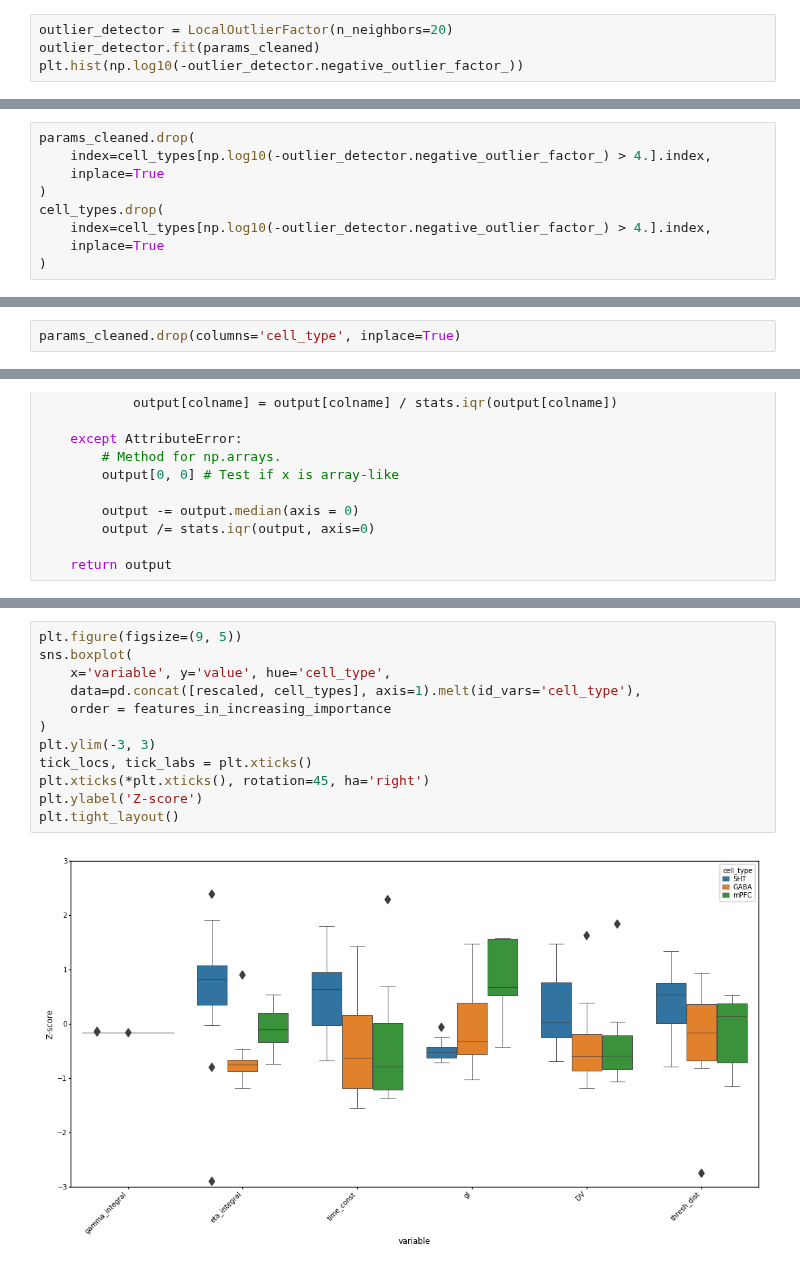
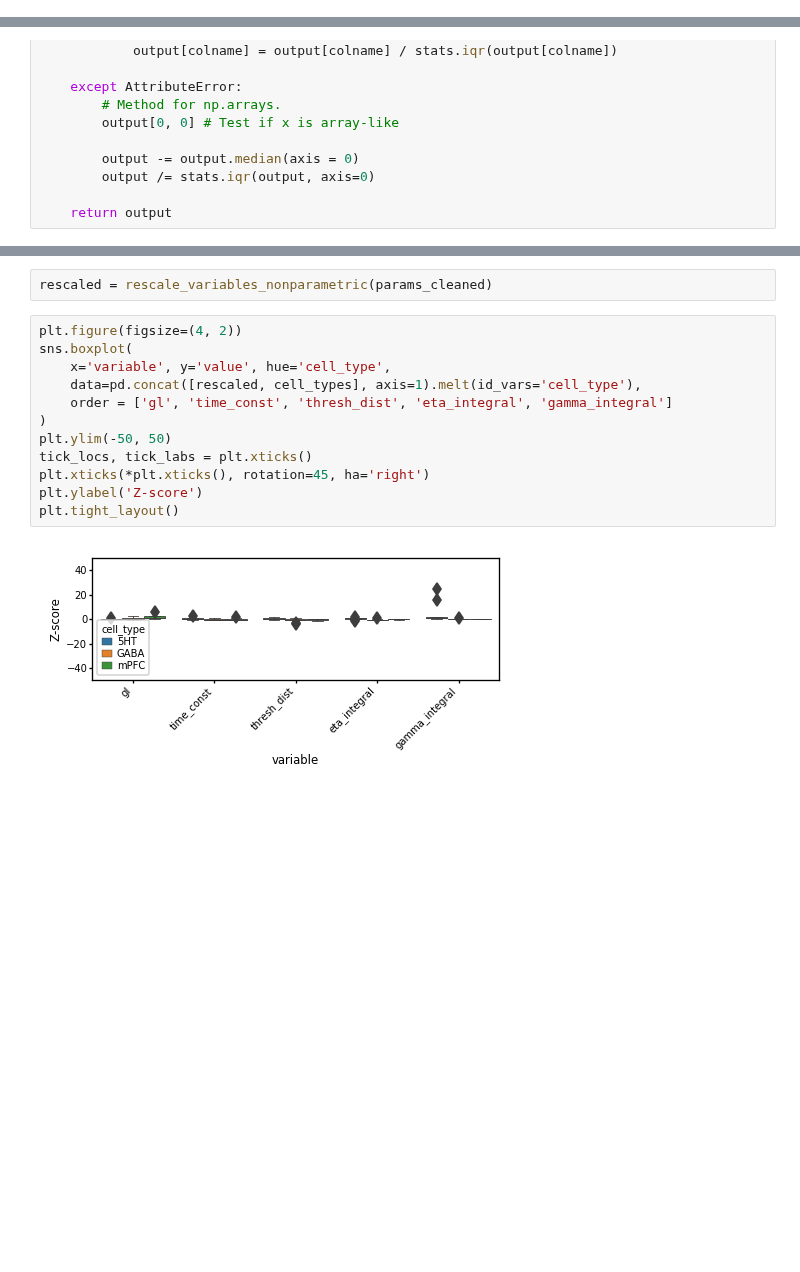
Before and after one commit to nauralcodinglab/raphegif, a Jupyter notebook: figs/scripts/writeup/single_neuron_model_parameter_comparison.ipynb, the cells around one changed output, grey strips where cells are left out. Cells and saved outputs as stored; diff of their text form; blank space fills up the shorter version.

```diff
--- a/figs/scripts/writeup/single_neuron_model_parameter_comparison.ipynb
+++ b/figs/scripts/writeup/single_neuron_model_parameter_comparison.ipynb
@@ -116,4 +114,0 @@ print(params_cleaned.shape)
-# %%
-outlier_detector = LocalOutlierFactor(n_neighbors=20)
-outlier_detector.fit(params_cleaned)
-plt.hist(np.log10(-outlier_detector.negative_outlier_factor_))
@@ -142,9 +114,0 @@ params_cleaned.loc[np.log10(-outlier_detector.negative_outlier_factor_) > outlie
-# %%
-params_cleaned.drop(
-    index=cell_types[np.log10(-outlier_detector.negative_outlier_factor_) > 4.].index,
-    inplace=True
-)
-cell_types.drop(
-    index=cell_types[np.log10(-outlier_detector.negative_outlier_factor_) > 4.].index,
-    inplace=True
-)
@@ -160,2 +114,0 @@ Index([u'C', u'DV', u'El', u'Vr', u'Vt_star', u'eta_10.0', u'eta_100.0',
-# %%
-params_cleaned.drop(columns='cell_type', inplace=True)
@@ -416,14 +161,16 @@ sns.scatterplot(x = 'DV', y='thresh_dist', hue=cell_types, data=rescaled)
+# %%
+rescaled = rescale_variables_nonparametric(params_cleaned)
 # %%
-plt.figure(figsize=(9, 5))
+plt.figure(figsize=(4, 2))
 sns.boxplot(
     x='variable', y='value', hue='cell_type',
     data=pd.concat([rescaled, cell_types], axis=1).melt(id_vars='cell_type'),
-    order = features_in_increasing_importance
+    order = ['gl', 'time_const', 'thresh_dist', 'eta_integral', 'gamma_integral']
 )
-plt.ylim(-3, 3)
+plt.ylim(-50, 50)
 tick_locs, tick_labs = plt.xticks()
 plt.xticks(*plt.xticks(), rotation=45, ha='right')
 plt.ylabel('Z-score')
 plt.tight_layout()
 # %% [output]
-[figure, old version]
+[figure, new version]
```
Also changed, not shown: parts of 48 cells of this notebook.
